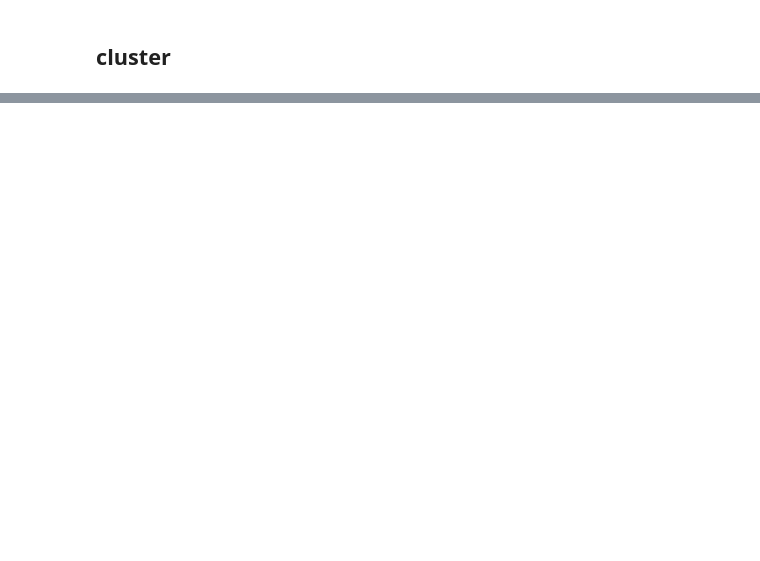
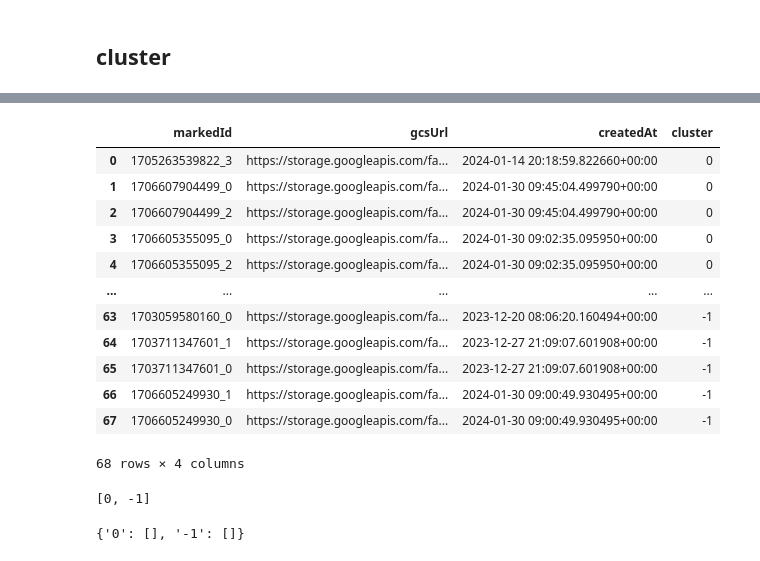
Before and after one commit to Krishnabh-Das/HESTIA, a Jupyter notebook: notebooks/Step4_face_clustering/Step4_GCP_integrate_faceCluster.ipynb, the cells around one changed output, grey strips where cells are left out. Drawn from its saved outputs; the diff is of its cells as text; code cells hidden in the pictures; blank space fills up the shorter version.

Commit message:
ADDED: Clustering & Classification Pipeline

```diff
--- a/notebooks/Step4_face_clustering/Step4_GCP_integrate_faceCluster.ipynb
+++ b/notebooks/Step4_face_clustering/Step4_GCP_integrate_faceCluster.ipynb
@@ -99,0 +123,5 @@ res
+# %%
+sql_query = """
+        SELECT * FROM `plenary-truck-411220.clustering_dataset.faces`
+    """
+df_new = client.query(sql_query).result().to_dataframe().fillna(-1)
@@ -99,0 +132,16 @@ res
+# %%
+df_new
+# %% [output]
+|  | markedId | gcsUrl | createdAt | cluster |
+| 0 | 1705263539822_3 | https://storage.googleapis.com/fa... | 2024-01-14 20:18:59.822660+00:00 | 0 |
+| 1 | 1706607904499_0 | https://storage.googleapis.com/fa... | 2024-01-30 09:45:04.499790+00:00 | 0 |
+| 2 | 1706607904499_2 | https://storage.googleapis.com/fa... | 2024-01-30 09:45:04.499790+00:00 | 0 |
+| 3 | 1706605355095_0 | https://storage.googleapis.com/fa... | 2024-01-30 09:02:35.095950+00:00 | 0 |
+| 4 | 1706605355095_2 | https://storage.googleapis.com/fa... | 2024-01-30 09:02:35.095950+00:00 | 0 |
+| ... | ... | ... | ... | ... |
+| 63 | 1703059580160_0 | https://storage.googleapis.com/fa... | 2023-12-20 08:06:20.160494+00:00 | -1 |
+| 64 | 1703711347601_1 | https://storage.googleapis.com/fa... | 2023-12-27 21:09:07.601908+00:00 | -1 |
+| 65 | 1703711347601_0 | https://storage.googleapis.com/fa... | 2023-12-27 21:09:07.601908+00:00 | -1 |
+| 66 | 1706605249930_1 | https://storage.googleapis.com/fa... | 2024-01-30 09:00:49.930495+00:00 | -1 |
+| 67 | 1706605249930_0 | https://storage.googleapis.com/fa... | 2024-01-30 09:00:49.930495+00:00 | -1 |
+68 rows × 4 columns
@@ -99,0 +150,4 @@ res
+# %%
+unique_clusters
+# %% [output]
+[0, -1]
@@ -99,0 +156,4 @@ res
+# %%
+clusters
+# %% [output]
+{'0': [], '-1': []}
```
Also changed, not shown: parts of 16 cells of this notebook.
